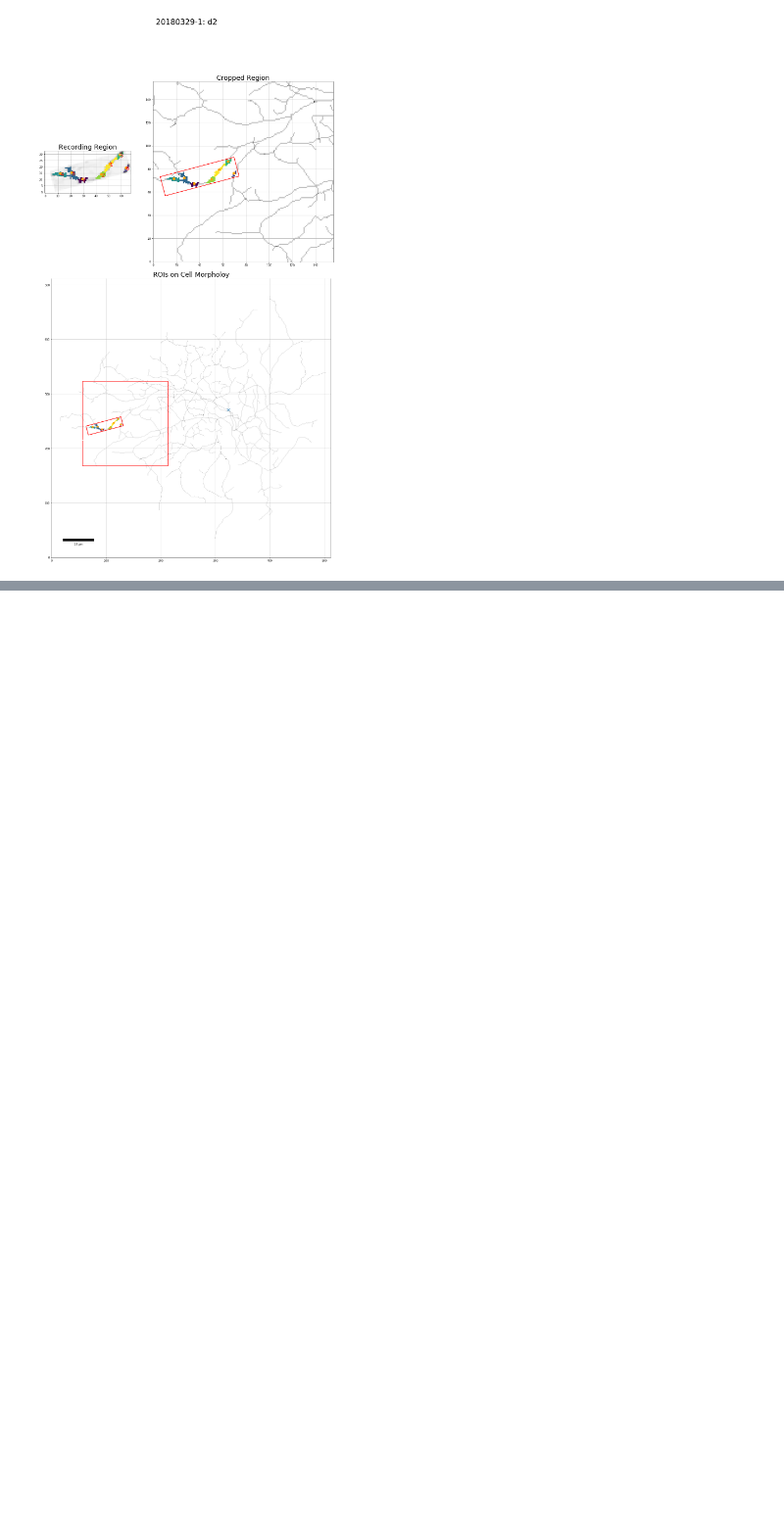
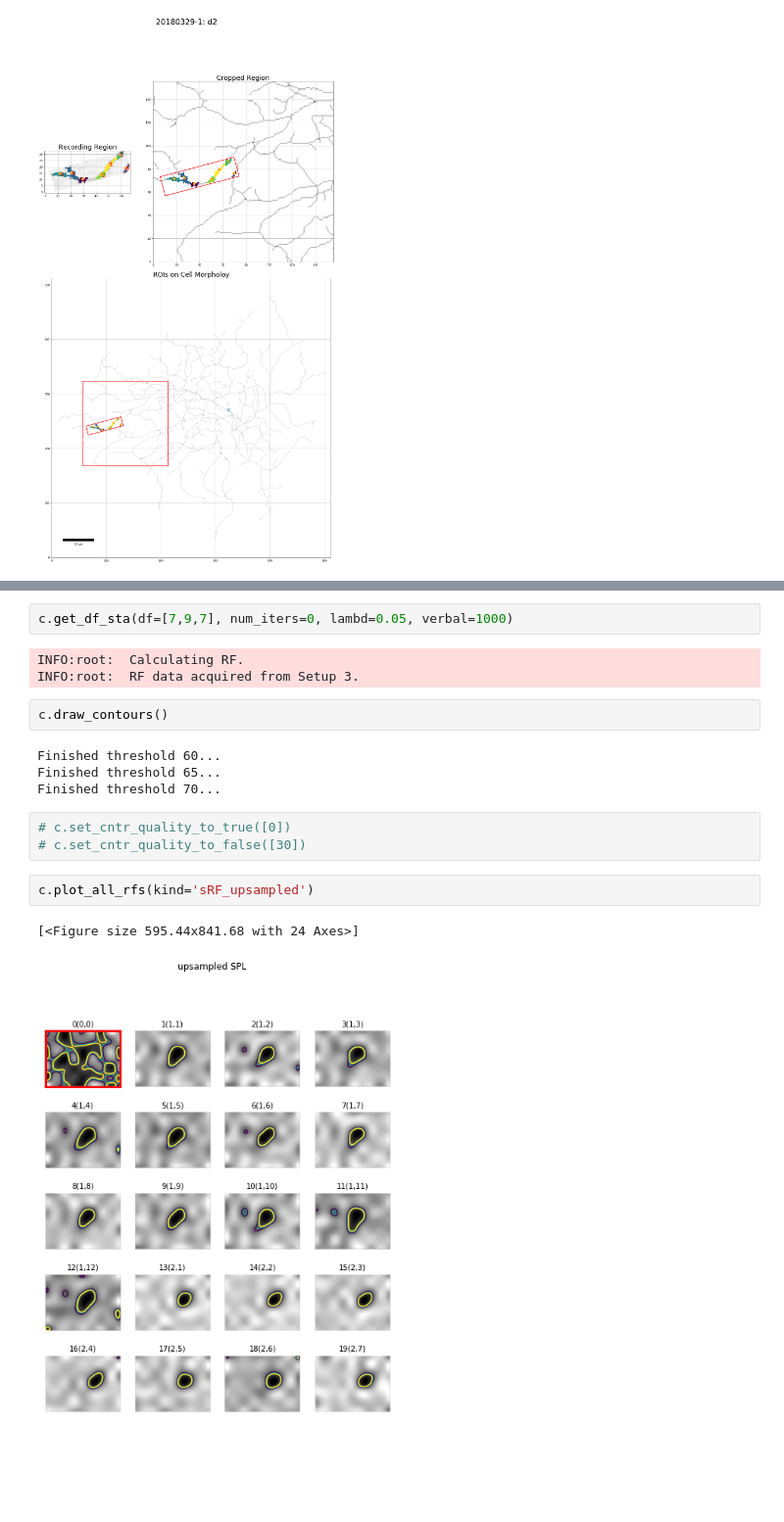
Before and after one commit to huangziwei/RoisPy2, a Jupyter notebook: notebooks/example.ipynb, the cells around one changed output, grey strips where cells are left out. Shown at 98% size. Drawn from its saved outputs; the diff is of its cells as text; blank space fills up the shorter version.

```diff
--- a/notebooks/example.ipynb
+++ b/notebooks/example.ipynb
@@ -37,0 +65,19 @@ INFO:root:  The ROI coordinates have been adjusted!
+# %%
+c.get_df_sta(df=[7,9,7], num_iters=0, lambd=0.05, verbal=1000)
+# %% [output]
+INFO:root:  Calculating RF.
+INFO:root:  RF data acquired from Setup 3.
+# %%
+c.draw_contours()
+# %% [output]
+Finished threshold 60...
+Finished threshold 65...
+Finished threshold 70...
+# %%
+# c.set_cntr_quality_to_true([0])
+# c.set_cntr_quality_to_false([30])
+# %%
+c.plot_all_rfs(kind='sRF_upsampled')
+# %% [output]
+[<Figure size 595.44x841.68 with 24 Axes>]
+[figure, added]
```
Also changed, not shown: parts of 8 cells of this notebook, 35 other files.
